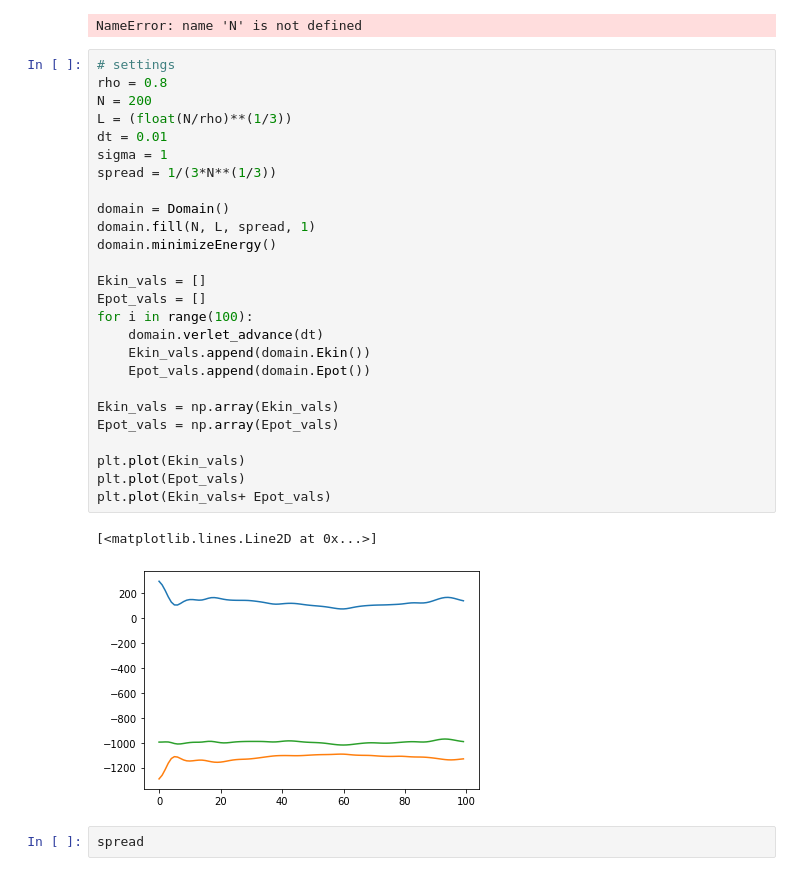
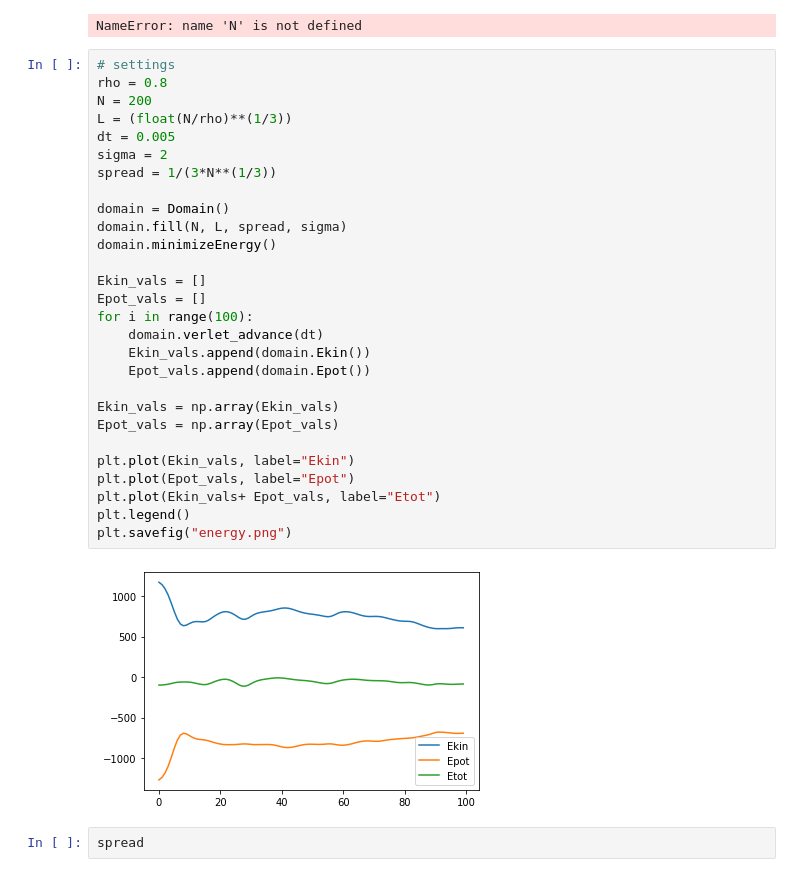
Before and after one commit to hitimr/NSSC2, a Jupyter notebook: Ex2/hiti/graphs.ipynb, the cells around one changed output. Cells and saved outputs as stored; diff of their text form.

```diff
--- a/Ex2/hiti/graphs.ipynb
+++ b/Ex2/hiti/graphs.ipynb
@@ -14,32 +14,33 @@ NameError: name 'N' is not defined
 # %%
 # settings
 rho = 0.8
 N = 200
 L = (float(N/rho)**(1/3))
-dt = 0.01
-sigma = 1
+dt = 0.005
+sigma = 2
 spread = 1/(3*N**(1/3))
 
 domain = Domain()
-domain.fill(N, L, spread, 1)
+domain.fill(N, L, spread, sigma)
 domain.minimizeEnergy()
 
 Ekin_vals = []
 Epot_vals = []
 for i in range(100):
     domain.verlet_advance(dt)
     Ekin_vals.append(domain.Ekin())
     Epot_vals.append(domain.Epot())
 
 Ekin_vals = np.array(Ekin_vals)
 Epot_vals = np.array(Epot_vals)
 
-plt.plot(Ekin_vals)
-plt.plot(Epot_vals)
-plt.plot(Ekin_vals+ Epot_vals)
+plt.plot(Ekin_vals, label="Ekin")
+plt.plot(Epot_vals, label="Epot")
+plt.plot(Ekin_vals+ Epot_vals, label="Etot")
+plt.legend()
+plt.savefig("energy.png")
 # %% [output]
-[<matplotlib.lines.Line2D at 0x...>]
-[figure, old version]
+[figure, new version]
 # %%
 spread
 # %% [output]
```
Also changed, not shown: 9 other files.
